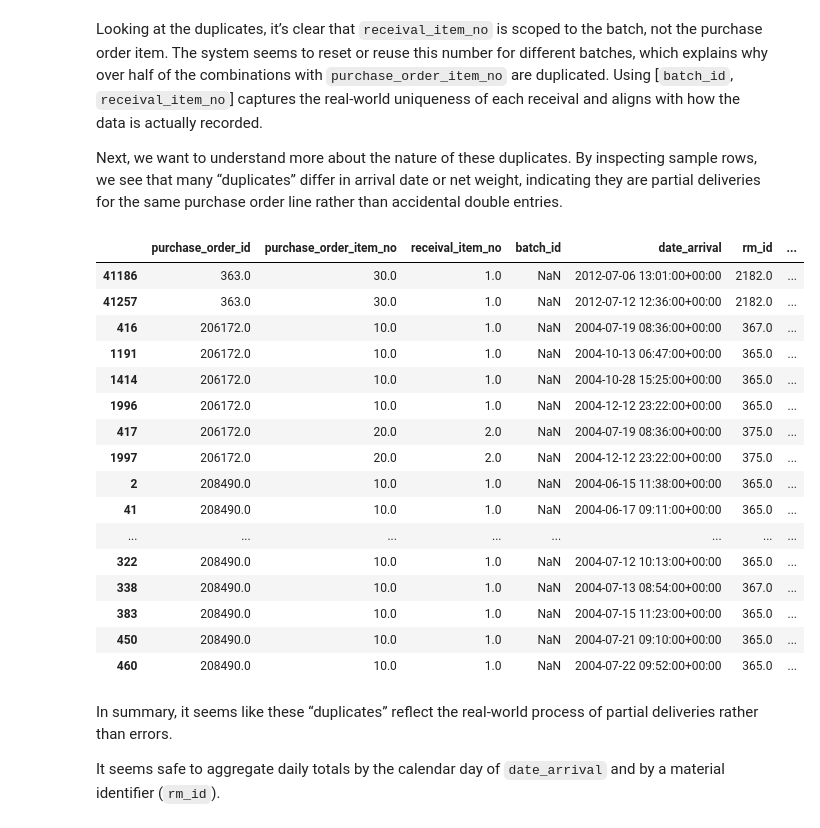
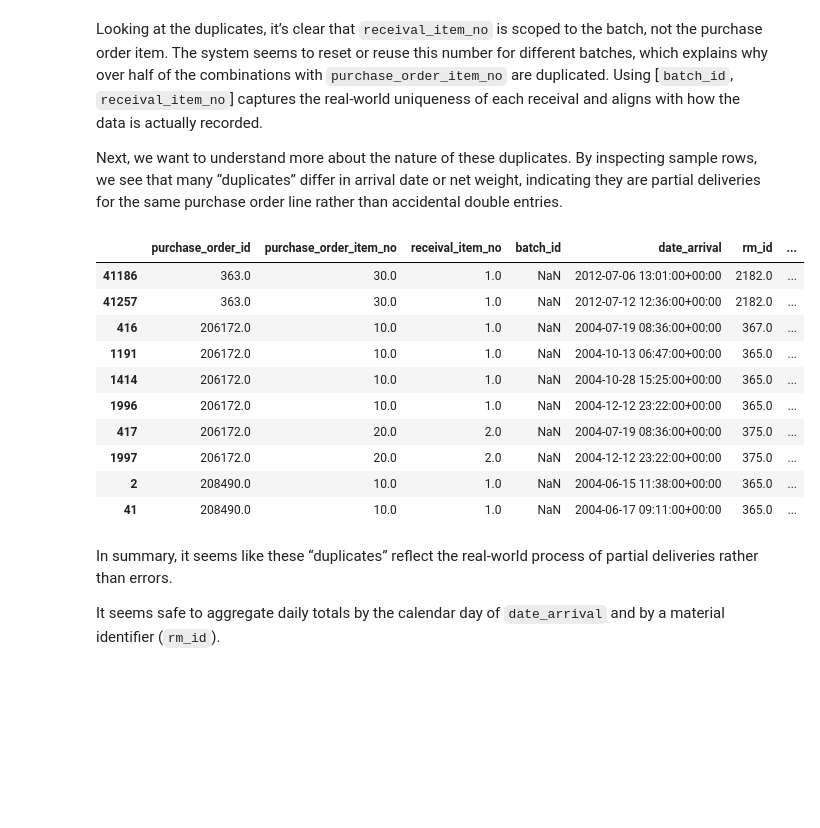
Before and after one commit to siljehj/ML_project, a Jupyter notebook: Report.ipynb, the cells around one changed output. Cells and saved outputs as stored; diff of their text form; code cells hidden in the pictures; blank space fills up the shorter version.

```diff
--- a/Report.ipynb
+++ b/Report.ipynb
@@ -449,27 +448,21 @@ Next, we want to understand more about the nature of these duplicates. By inspec
 # %%
 keys_bad = ["purchase_order_id","purchase_order_item_no","receival_item_no"]
 dups = recv[recv.duplicated(keys_bad, keep=False)] \
         .sort_values(keys_bad)
 cols = keys_bad + ["batch_id","date_arrival","rm_id","product_id","net_weight","receival_status"]
-dups[cols].head(20)
+dups[cols].head(10)
 # %% [output]
 |  | purchase_order_id | purchase_order_item_no | receival_item_no | batch_id | date_arrival | rm_id | ... |
 | 41186 | 363.0 | 30.0 | 1.0 | NaN | 2012-07-06 13:01:00+00:00 | 2182.0 | ... |
 | 41257 | 363.0 | 30.0 | 1.0 | NaN | 2012-07-12 12:36:00+00:00 | 2182.0 | ... |
 | 416 | 206172.0 | 10.0 | 1.0 | NaN | 2004-07-19 08:36:00+00:00 | 367.0 | ... |
 | 1191 | 206172.0 | 10.0 | 1.0 | NaN | 2004-10-13 06:47:00+00:00 | 365.0 | ... |
 | 1414 | 206172.0 | 10.0 | 1.0 | NaN | 2004-10-28 15:25:00+00:00 | 365.0 | ... |
 | 1996 | 206172.0 | 10.0 | 1.0 | NaN | 2004-12-12 23:22:00+00:00 | 365.0 | ... |
 | 417 | 206172.0 | 20.0 | 2.0 | NaN | 2004-07-19 08:36:00+00:00 | 375.0 | ... |
 | 1997 | 206172.0 | 20.0 | 2.0 | NaN | 2004-12-12 23:22:00+00:00 | 375.0 | ... |
 | 2 | 208490.0 | 10.0 | 1.0 | NaN | 2004-06-15 11:38:00+00:00 | 365.0 | ... |
 | 41 | 208490.0 | 10.0 | 1.0 | NaN | 2004-06-17 09:11:00+00:00 | 365.0 | ... |
-| ... | ... | ... | ... | ... | ... | ... | ... |
-| 322 | 208490.0 | 10.0 | 1.0 | NaN | 2004-07-12 10:13:00+00:00 | 365.0 | ... |
-| 338 | 208490.0 | 10.0 | 1.0 | NaN | 2004-07-13 08:54:00+00:00 | 367.0 | ... |
-| 383 | 208490.0 | 10.0 | 1.0 | NaN | 2004-07-15 11:23:00+00:00 | 365.0 | ... |
-| 450 | 208490.0 | 10.0 | 1.0 | NaN | 2004-07-21 09:10:00+00:00 | 365.0 | ... |
-| 460 | 208490.0 | 10.0 | 1.0 | NaN | 2004-07-22 09:52:00+00:00 | 365.0 | ... |
 # %% [markdown]
 In summary, it seems like these “duplicates” reflect the real-world process of partial deliveries rather than errors.
 
```
Also changed, not shown: parts of 35 cells of this notebook.
